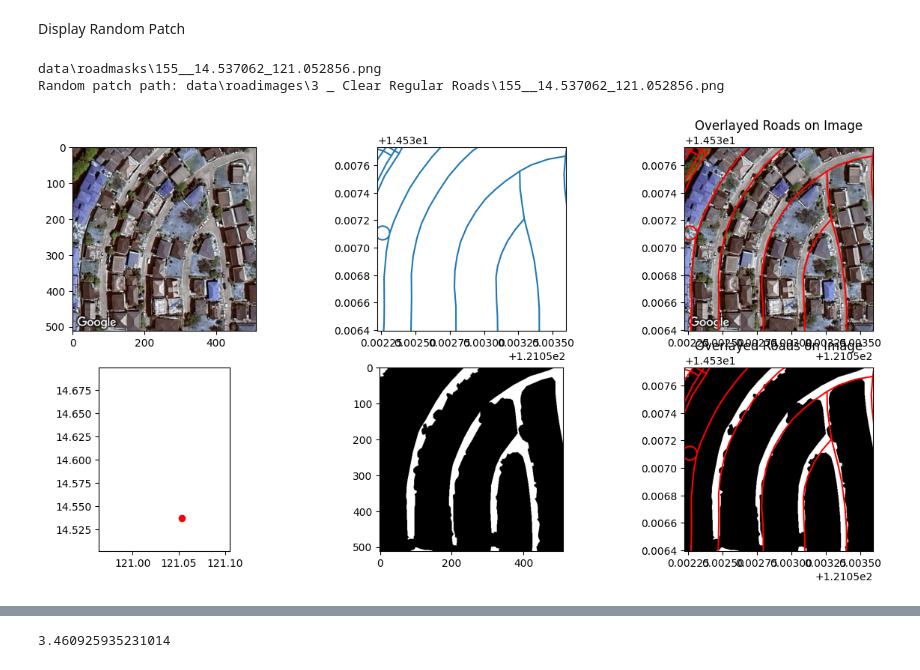
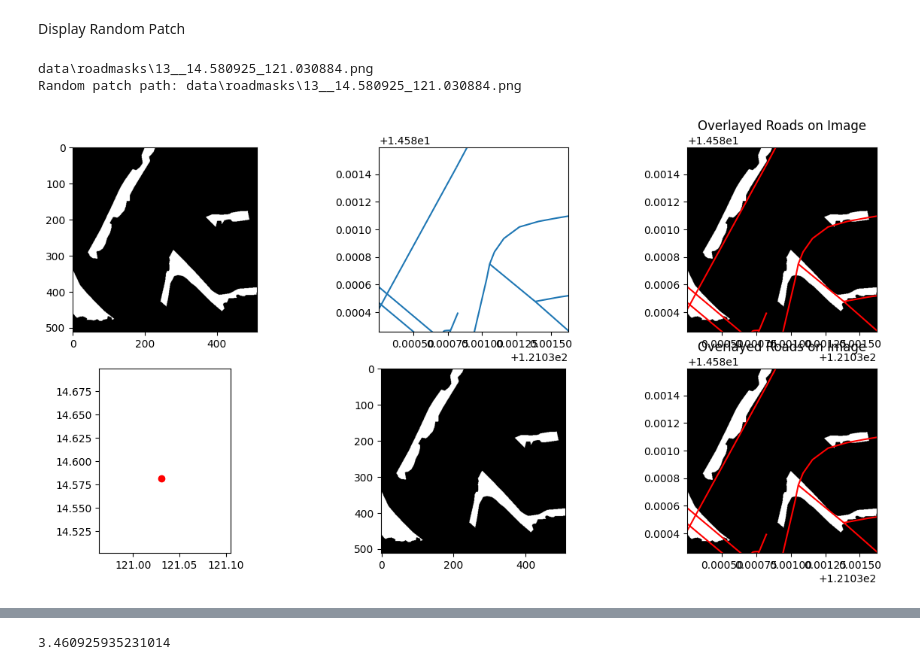
Before and after one commit to Roughienmn/Width-Extractor, a Jupyter notebook: Prototype.ipynb, the cells around one changed output, grey strips where cells are left out. Drawn from its saved outputs; the diff is of its cells as text; code cells hidden in the pictures.

```diff
--- a/Prototype.ipynb
+++ b/Prototype.ipynb
@@ -141,7 +141,7 @@ Display Random Patch
 #data\roadimages\3 _ Clear Regular Roads\57__14.557001_121.006165.png
 DISPLAY_ALLOWANCE = 0.0000
 
-random_patch_path = random.choice(file_paths)
+random_patch_path = Path("data\\roadmasks\\13__14.580925_121.030884.png")
 folder_names = ["\\1 _ No Roads", "\\2 _ Roads with Occlusions", "\\3 _ Clear Regular Roads", "\\4 _ Wide Roads"]
 mask_path = str(random_patch_path).replace("roadimages", "roadmasks")
 
@@ -191,36 +191,36 @@ else:
     axes[0][1].set_ylim(miny-DISPLAY_ALLOWANCE, maxy+DISPLAY_ALLOWANCE)
     axes[0][1].set_aspect('equal')
 
     #overlay linestrings on patch
     axes[0][2].imshow(image, extent=[minx, maxx, miny, maxy])
     random_patch_roads.plot(ax=axes[0][2], color='red')
     axes[0][2].set_title("Overlayed Roads on Image")
     axes[0][2].set_xlim(minx-DISPLAY_ALLOWANCE, maxx+DISPLAY_ALLOWANCE)
     axes[0][2].set_ylim(miny-DISPLAY_ALLOWANCE, maxy+DISPLAY_ALLOWANCE)
     axes[0][2].set_aspect('equal')
 
     #coordinates relative to total dataset area
     axes[1][0].scatter(random_patch_lon, random_patch_lat, color='red')
     axes[1][0].set_xlim(min_lon, max_lon)
     axes[1][0].set_ylim(min_lat, max_lat)
     axes[1][0].set_aspect('equal')
 
     #ground truth mask
     axes[1][1].imshow(mask_image)
 
     #overlay linestrings on ground truth mask
     axes[1][2].imshow(mask_image, extent=[minx, maxx, miny, maxy])
     random_patch_roads.plot(ax=axes[1][2], color='red')
     axes[1][2].set_title("Overlayed Roads on Image")
     axes[1][2].set_xlim(minx, maxx)
     axes[1][2].set_ylim(miny, maxy)
     axes[1][2].set_aspect('equal')
 
     plt.show()
 # %% [output]
-data\roadmasks\155__14.537062_121.052856.png
-Random patch path: data\roadimages\3 _ Clear Regular Roads\155__14.537062_121.052856.png
+data\roadmasks\13__14.580925_121.030884.png
+Random patch path: data\roadmasks\13__14.580925_121.030884.png
-[figure, old version]
+[figure, new version]
 # %%
 random_patch_roads
 # %% [output]
```
Also changed, not shown: parts of 30 cells of this notebook.
